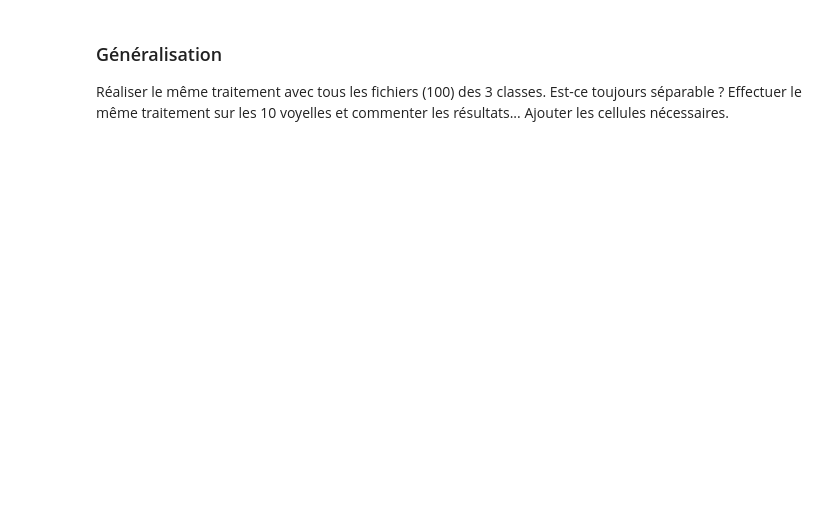
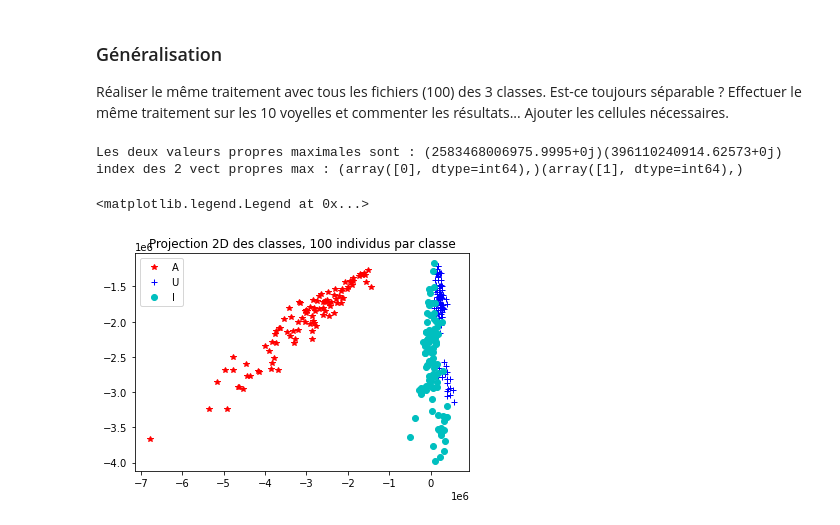
Before and after one commit to JeanLoupGonzalez/acousticSignalProcessing, a Jupyter notebook: notebook_TP1_TAP_GONZALEZ.ipynb, the cells around one changed output. Drawn from its saved outputs; the diff is of its cells as text; code cells hidden in the pictures; blank space fills up the shorter version.

```diff
--- a/notebook_TP1_TAP_GONZALEZ.ipynb
+++ b/notebook_TP1_TAP_GONZALEZ.ipynb
@@ -169,3 +198,50 @@ plt.plot(R_projetee_I[:,0],R_projetee_I[:,1],'co',label="I")
 ### Généralisation
 Réaliser le même traitement avec tous les fichiers (100) des 3 classes. Est-ce toujours séparable ?
 Effectuer le même traitement sur les 10 voyelles et commenter les résultats... Ajouter les cellules nécessaires.
+# %%
+#lecture de tous les fichiers
+obsaacomplet = lecture('aa', 100)
+obsuucomplet = lecture('uu', 100)
+obsiicomplet = lecture('ii', 100)
+
+# Créer une matrice contenant l'ensemble des observations à traiter
+# la matrice R est de dim 24
+Rcomplet = np.vstack((obsaacomplet, obsuucomplet, obsiicomplet))
+RcompletT=Rcomplet.transpose()
+
+matriceCovComplet=np.cov(RcompletT)
+# calcul les val propres et les vect propres de la matrice de cov de R
+(valPropresComplet,vectPropresComplet)=linalg.eig(matriceCovComplet)
+
+#rechercher les deux valeurs propres maximales
+vp1Complet=np.max(valPropresComplet)
+indexVp1Complet=np.where(valPropresComplet==vp1Complet)
+interComplet=np.delete(valPropresComplet,indexVp1Complet)
+vp2Complet=np.max(interComplet)
+indexVp2Complet=np.where(valPropresComplet==vp2Complet)
+print("Les deux valeurs propres maximales sont : "+str(vp1Complet)+str(vp2Complet))
+print("index des 2 vect propres max : "+str(indexVp1Complet)+str(indexVp2Complet))
+
+#vecteurs propres associes
+vectPropre1Complet=vectPropresComplet[indexVp1Complet]
+vectPropre2Complet=vectPropresComplet[indexVp2Complet]
+
+# projection de R dans ce nouvel espace
+matrix_vectPropres_Complet=vectPropresComplet[:,:2]
+# on multiplie matrix_vectPropres_max et R pour projeter R dans un espace 2D
+R_projeteeComplet=np.dot(Rcomplet,matrix_vectPropres_Complet)
+
+#affichage
+R_projeteeComplet_A=np.dot(Rcomplet[:99],matrix_vectPropres_Complet)
+R_projeteeComplet_U=np.dot(Rcomplet[100:199],matrix_vectPropres_Complet)
+R_projeteeComplet_I=np.dot(Rcomplet[200:299],matrix_vectPropres_Complet)
+plt.plot(R_projeteeComplet_A[:,0],R_projeteeComplet_A[:,1],'r*',label="A")
+plt.plot(R_projeteeComplet_U[:,0],R_projeteeComplet_U[:,1],'b+',label="U")
+plt.plot(R_projeteeComplet_I[:,0],R_projeteeComplet_I[:,1],'co',label="I")
+plt.title("Projection 2D des classes, 100 individus par classe")
+plt.legend()
+# %% [output]
+Les deux valeurs propres maximales sont : (2583468006975.9995+0j)(396110240914.62573+0j)
+index des 2 vect propres max : (array([0], dtype=int64),)(array([1], dtype=int64),)
+<matplotlib.legend.Legend at 0x...>
+[figure, added]
```
Also changed, not shown: parts of 9 cells of this notebook.
